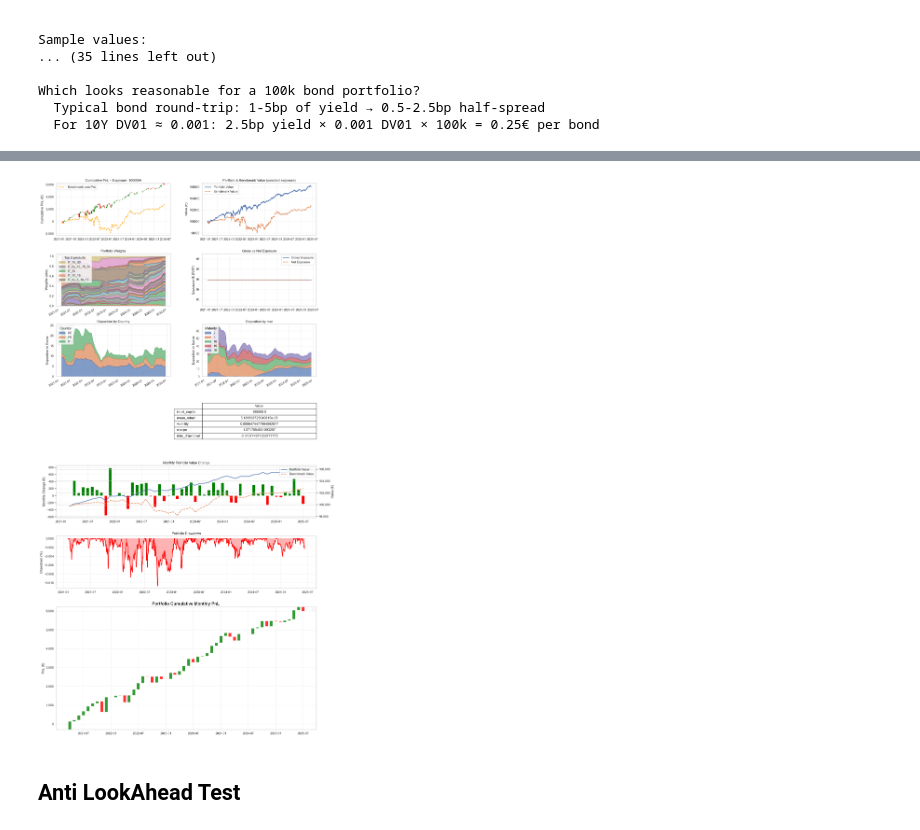
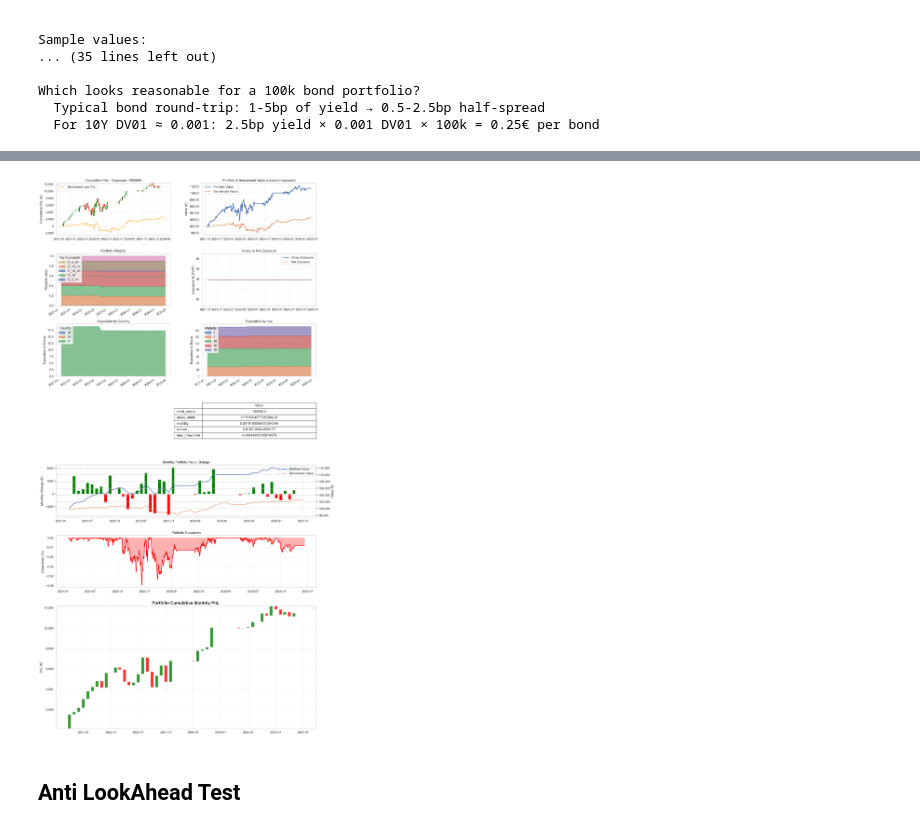
Before and after one commit to pradosth0/Markowitz_based_portfolio_allocation, a Jupyter notebook: pf_bond.ipynb, the cells around one changed output, grey strips where cells are left out. Cells and saved outputs as stored; diff of their text form; code cells hidden in the pictures.

```diff
--- a/pf_bond.ipynb
+++ b/pf_bond.ipynb
@@ -2001,11 +1978,6 @@ tspf = TimeSeriesPortfolio(
     lamb=0.5,
     span=60,
     tc_gamma=200,   # intensité des coûts dans l’optimisation
-    lamb=0.2,
-    benchmark="ew",
-    span=30,
-    delta=0.1,
-    tc_gamma=100,   # intensité des coûts dans l’optimisation
     initial_weights= df_weights["weight"]
 )
 tspf.dv01_by_product = dv01_by_product
@@ -2021,5 +2000,5 @@ Optimisation échouée à 2024-01-31 00:00:00, on reprend les poids précédents
 Tout a marché !!
-[figure, old version]
+[figure, new version]
 # %% [markdown]
 ## Anti LookAhead Test
 # %%
```
Also changed, not shown: parts of 9 cells of this notebook.
